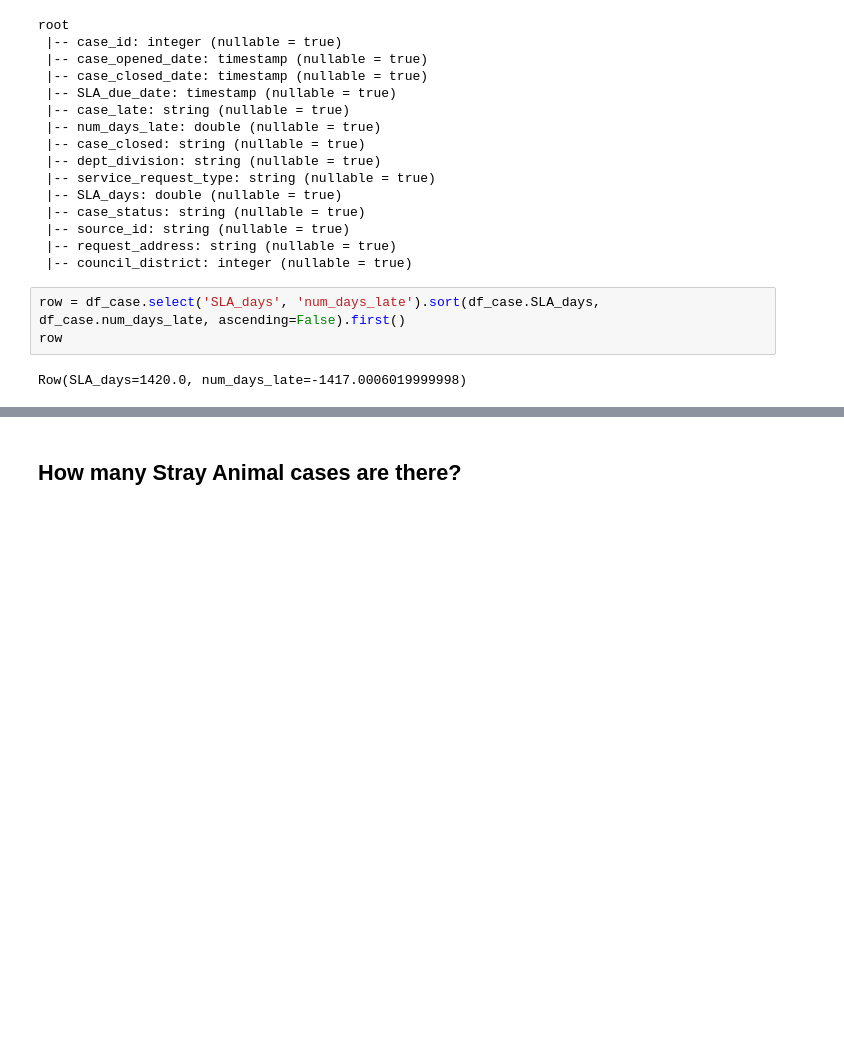
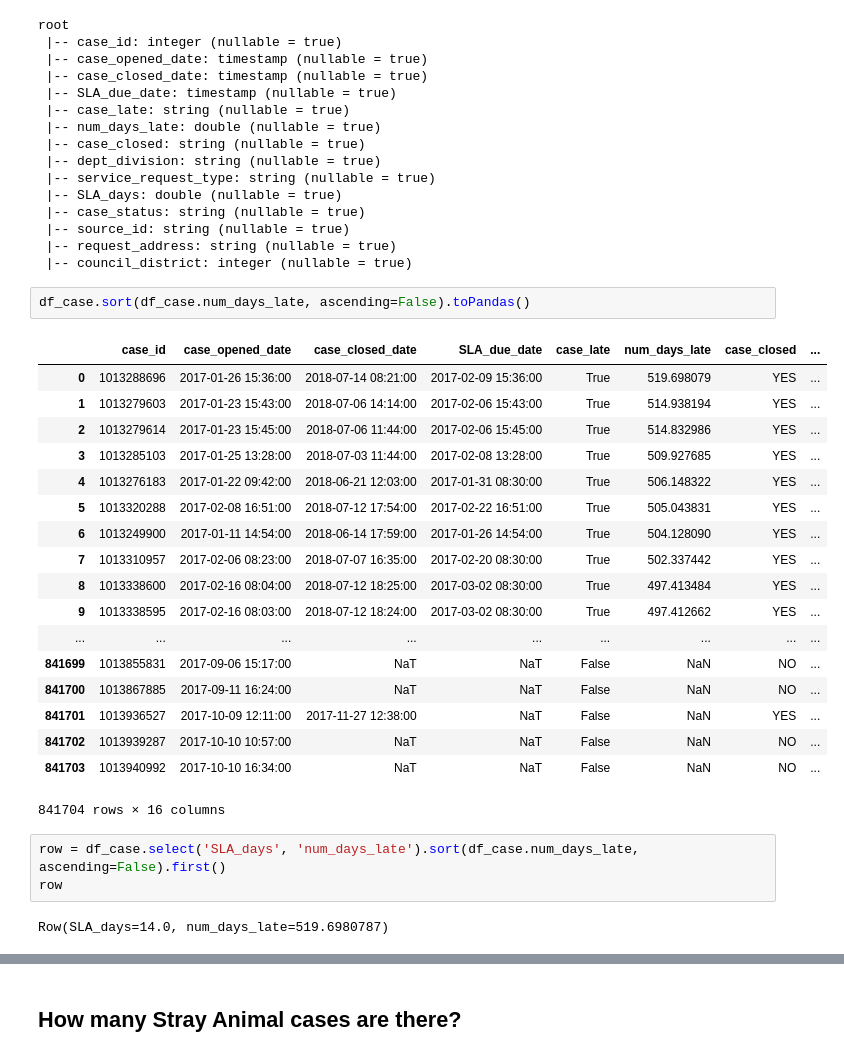
Before and after one commit to jessejinnaruiz/ds-methodologies-exercises, a Jupyter notebook: big_data/prepare.ipynb, the cells around one changed output, grey strips where cells are left out. Drawn from its saved outputs; the diff is of its cells as text; blank space fills up the shorter version.

```diff
--- a/big_data/prepare.ipynb
+++ b/big_data/prepare.ipynb
@@ -284,11 +284,32 @@ root
  |-- source_id: string (nullable = true)
  |-- request_address: string (nullable = true)
  |-- council_district: integer (nullable = true)
+# %%
+df_case.sort(df_case.num_days_late, ascending=False).toPandas()
+# %% [output]
+|  | case_id | case_opened_date | case_closed_date | SLA_due_date | case_late | num_days_late | case_closed | ... |
+| 0 | 1013288696 | 2017-01-26 15:36:00 | 2018-07-14 08:21:00 | 2017-02-09 15:36:00 | True | 519.698079 | YES | ... |
+| 1 | 1013279603 | 2017-01-23 15:43:00 | 2018-07-06 14:14:00 | 2017-02-06 15:43:00 | True | 514.938194 | YES | ... |
+| 2 | 1013279614 | 2017-01-23 15:45:00 | 2018-07-06 11:44:00 | 2017-02-06 15:45:00 | True | 514.832986 | YES | ... |
+| 3 | 1013285103 | 2017-01-25 13:28:00 | 2018-07-03 11:44:00 | 2017-02-08 13:28:00 | True | 509.927685 | YES | ... |
+| 4 | 1013276183 | 2017-01-22 09:42:00 | 2018-06-21 12:03:00 | 2017-01-31 08:30:00 | True | 506.148322 | YES | ... |
+| 5 | 1013320288 | 2017-02-08 16:51:00 | 2018-07-12 17:54:00 | 2017-02-22 16:51:00 | True | 505.043831 | YES | ... |
+| 6 | 1013249900 | 2017-01-11 14:54:00 | 2018-06-14 17:59:00 | 2017-01-26 14:54:00 | True | 504.128090 | YES | ... |
+| 7 | 1013310957 | 2017-02-06 08:23:00 | 2018-07-07 16:35:00 | 2017-02-20 08:30:00 | True | 502.337442 | YES | ... |
+| 8 | 1013338600 | 2017-02-16 08:04:00 | 2018-07-12 18:25:00 | 2017-03-02 08:30:00 | True | 497.413484 | YES | ... |
+| 9 | 1013338595 | 2017-02-16 08:03:00 | 2018-07-12 18:24:00 | 2017-03-02 08:30:00 | True | 497.412662 | YES | ... |
+| ... | ... | ... | ... | ... | ... | ... | ... | ... |
+| 841699 | 1013855831 | 2017-09-06 15:17:00 | NaT | NaT | False | NaN | NO | ... |
+| 841700 | 1013867885 | 2017-09-11 16:24:00 | NaT | NaT | False | NaN | NO | ... |
+| 841701 | 1013936527 | 2017-10-09 12:11:00 | 2017-11-27 12:38:00 | NaT | False | NaN | YES | ... |
+| 841702 | 1013939287 | 2017-10-10 10:57:00 | NaT | NaT | False | NaN | NO | ... |
+| 841703 | 1013940992 | 2017-10-10 16:34:00 | NaT | NaT | False | NaN | NO | ... |
+841704 rows × 16 columns
 # %%
-row = df_case.select('SLA_days', 'num_days_late').sort(df_case.SLA_days, df_case.num_days_late, ascending=False).first()
+row = df_case.select('SLA_days', 'num_days_late').sort(df_case.num_days_late, ascending=False).first()
 row
 # %% [output]
-Row(SLA_days=1420.0, num_days_late=-1417.0006019999998)
+Row(SLA_days=14.0, num_days_late=519.6980787)
 # %%
 the_most_SLA = row['SLA_days']
 the_most_SLA
```
Also changed, not shown: parts of 21 cells of this notebook.
